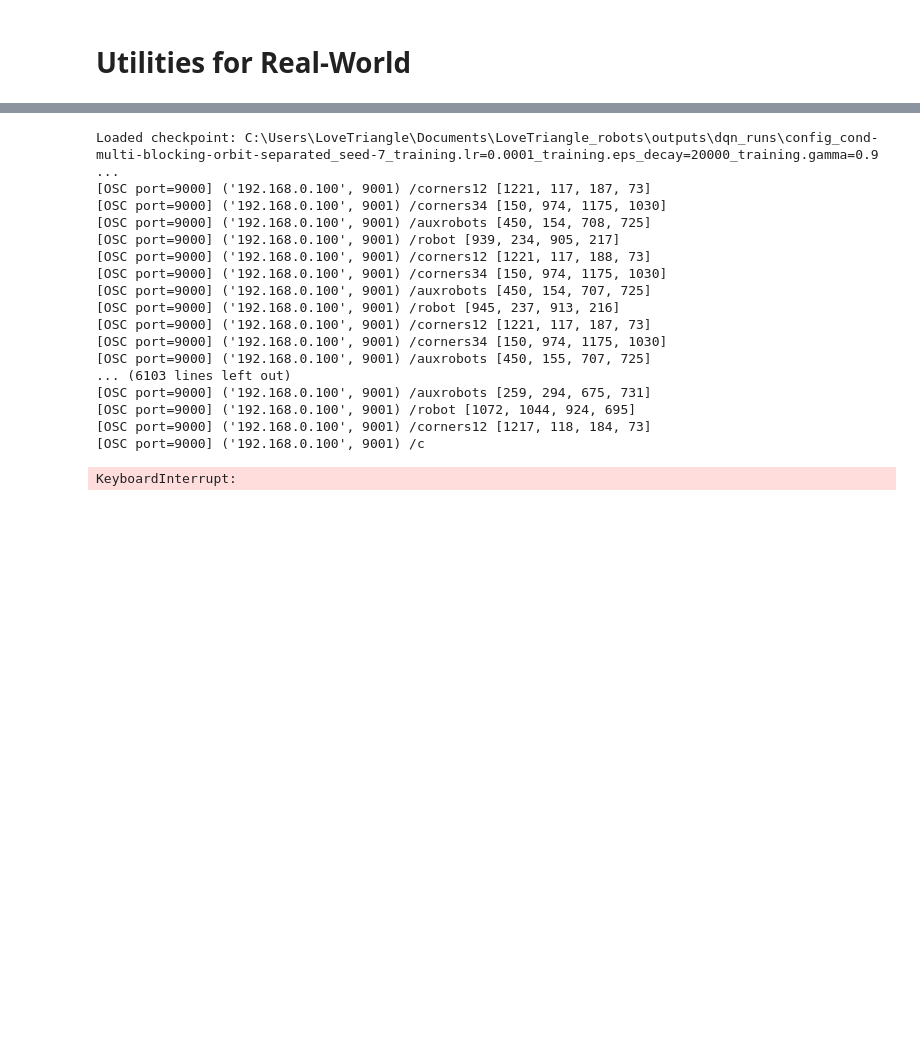
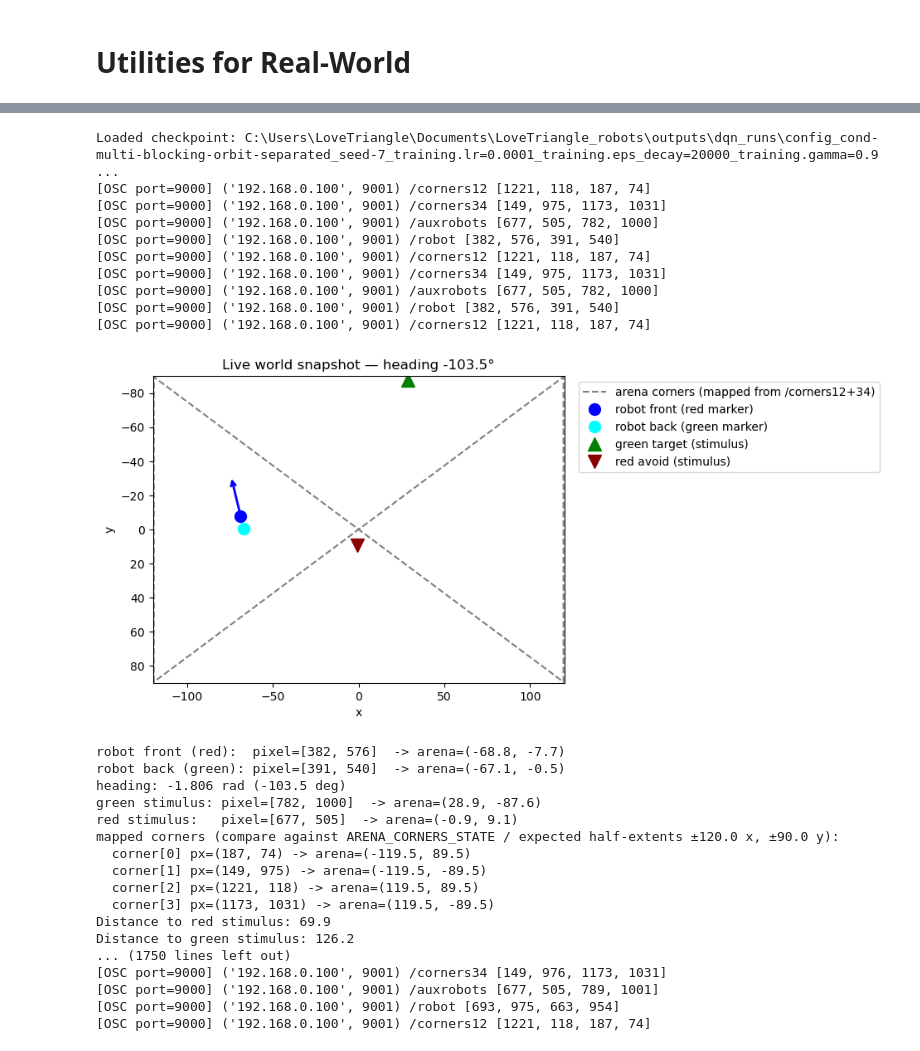
Before and after one commit to iulia-rusu/LoveTriangle_robots, a Jupyter notebook: test_dqn - Copy.ipynb, the cells around one changed output, grey strips where cells are left out. Cells and saved outputs as stored; diff of their text form; code cells hidden in the pictures; blank space fills up the shorter version.

Commit message:
robot working

```diff
--- a/test_dqn - Copy.ipynb
+++ b/test_dqn - Copy.ipynb
@@ -37,7 +35,7 @@ Hello from the pygame community. https://www.pygame.org/contribute.html
 # %%
 # cfg = load_config("config/config.yaml")
-width = 180 #cfg['arena']['width']
-height = 240 #cfg['arena']['height']
+width = 240 #cfg['arena']['width']
+height = 180 #cfg['arena']['height']
 # %%
 # if GPU is to be used
 device = torch.device(
@@ -151,13 +153,34 @@ def load_checkpoint(selection, policy_net, target_net=None, root="outputs/dqn_ru
     return payload
 
 
+def load_run_config(checkpoint_path):
+    """Find and load the run_config.json saved alongside a checkpoint/policy
+    file, returning its "config_after_overrides" dict — the actual resolved
+    cfg (vehicle.max_linear_speed, simulation.dt, etc.) that run was trained
+    with, which can differ from whatever's currently in config/config.yaml.
+    checkpoint_path: a .pt file under <run_dir>/checkpoints/ or
+    <run_dir>/policies/ — run_config.json lives at <run_dir>/run_config.json,
+    so we walk up looking for it.
+    """
+    import json
+    path = Path(checkpoint_path)
+    for parent in path.parents:
+        candidate = parent / "run_config.json"
+        if candidate.exists():
+            with candidate.open() as f:
+                data = json.load(f)
+            return data["config_after_overrides"]
+    raise FileNotFoundError(f"No run_config.json found in any parent of {checkpoint_path}")
+
+
 def make_action_space(cfg):
     """Same enumeration as BraitenbergEnv.make_action, computed directly from
     cfg so we don't need a live env instance just to know how many actions
-    there are.
+    there are. Restricted to speeds {0, ±20, ±max_linear_speed} rather than a
+    full ±max_linear_speed step-20 grid (see BraitenbergEnv.make_action).
     """
     max_speed = int(cfg["vehicle"]["max_linear_speed"])
-    speeds = range(-max_speed, max_speed + 1, 20)
+    speeds = sorted({0, 20, -20, max_speed, -max_speed})
     return [[i, j] for i in speeds for j in speeds]
 
 
@@ -178,6 +201,7 @@ def build_policy_nets(cfg, device=device, hidden_dim=128, n_observations=9):
 
 # example usage:
 # print_checkpoints()                              # see what's available, pick an index
+# cfg = load_run_config(policy_path)               # the actual config that policy was trained with
 # policy_net, target_net = build_policy_nets(cfg)  # no env.reset() needed
 # load_checkpoint(0, policy_net, target_net)       # 0 = most recently modified
 # %%
@@ -468,27 +812,40 @@ def run_rollout_REAL(policy_net, env, max_steps=None, device=device, position_ti
 # %%
 # Load a specific policy/checkpoint by path and run it on the real robot.
 policy_path = "C:\\Users\\LoveTriangle\\Documents\\LoveTriangle_robots\\outputs\\dqn_runs\\config_cond-multi-blocking-orbit-separated_seed-7_training.lr=0.0001_training.eps_decay=20000_training.gamma=0.99_vehicle.max_linear_speed=30.0_simulation.dt=0.16\\multi-blocking-orbit-separated\\20260624_135130\\policies\\final_policy.pt"
-cfg = load_config("config/config.yaml")  # or the config used to train the policy, if different
+cfg = load_run_config(policy_path)  # the actual config that specific run was trained with, not config/config.yaml
 env = BraitenbergEnv(cfg, cfg.get("condition"))  # make a fresh env for the rollout
 policy_net, target_net = build_policy_nets(cfg)  # sized from cfg directly, no env.reset() needed
 load_checkpoint(policy_path, policy_net, target_net)
+
+debug_world_snapshot()  # sanity-check the live pixel->arena mapping before driving
+
 trajectory, rewards = run_rollout_REAL(policy_net, env)
 # %% [output]
 Loaded checkpoint: C:\Users\LoveTriangle\Documents\LoveTriangle_robots\outputs\dqn_runs\config_cond-multi-blocking-orbit-separated_seed-7_training.lr=0.0001_training.eps_decay=20000_training.gamma=0.9 ...
-[OSC port=9000] ('192.168.0.100', 9001) /corners12 [1221, 117, 187, 73]
-[OSC port=9000] ('192.168.0.100', 9001) /corners34 [150, 974, 1175, 1030]
-[OSC port=9000] ('192.168.0.100', 9001) /auxrobots [450, 154, 708, 725]
-[OSC port=9000] ('192.168.0.100', 9001) /robot [939, 234, 905, 217]
-[OSC port=9000] ('192.168.0.100', 9001) /corners12 [1221, 117, 188, 73]
-[OSC port=9000] ('192.168.0.100', 9001) /corners34 [150, 974, 1175, 1030]
-[OSC port=9000] ('192.168.0.100', 9001) /auxrobots [450, 154, 707, 725]
-[OSC port=9000] ('192.168.0.100', 9001) /robot [945, 237, 913, 216]
-[OSC port=9000] ('192.168.0.100', 9001) /corners12 [1221, 117, 187, 73]
-[OSC port=9000] ('192.168.0.100', 9001) /corners34 [150, 974, 1175, 1030]
-[OSC port=9000] ('192.168.0.100', 9001) /auxrobots [450, 155, 707, 725]
-... (6103 lines left out)
-[OSC port=9000] ('192.168.0.100', 9001) /auxrobots [259, 294, 675, 731]
-[OSC port=9000] ('192.168.0.100', 9001) /robot [1072, 1044, 924, 695]
-[OSC port=9000] ('192.168.0.100', 9001) /corners12 [1217, 118, 184, 73]
-[OSC port=9000] ('192.168.0.100', 9001) /c
+[OSC port=9000] ('192.168.0.100', 9001) /corners12 [1221, 118, 187, 74]
+[OSC port=9000] ('192.168.0.100', 9001) /corners34 [149, 975, 1173, 1031]
+[OSC port=9000] ('192.168.0.100', 9001) /auxrobots [677, 505, 782, 1000]
+[OSC port=9000] ('192.168.0.100', 9001) /robot [382, 576, 391, 540]
+[OSC port=9000] ('192.168.0.100', 9001) /corners12 [1221, 118, 187, 74]
+[OSC port=9000] ('192.168.0.100', 9001) /corners34 [149, 975, 1173, 1031]
+[OSC port=9000] ('192.168.0.100', 9001) /auxrobots [677, 505, 782, 1000]
+[OSC port=9000] ('192.168.0.100', 9001) /robot [382, 576, 391, 540]
+[OSC port=9000] ('192.168.0.100', 9001) /corners12 [1221, 118, 187, 74]
+[figure, added]
-KeyboardInterrupt:
+robot front (red):  pixel=[382, 576]  -> arena=(-68.8, -7.7)
+robot back (green): pixel=[391, 540]  -> arena=(-67.1, -0.5)
+heading: -1.806 rad (-103.5 deg)
+green stimulus: pixel=[782, 1000]  -> arena=(28.9, -87.6)
+red stimulus:   pixel=[677, 505]  -> arena=(-0.9, 9.1)
+mapped corners (compare against ARENA_CORNERS_STATE / expected half-extents ±120.0 x, ±90.0 y):
+  corner[0] px=(187, 74) -> arena=(-119.5, 89.5)
+  corner[1] px=(149, 975) -> arena=(-119.5, -89.5)
+  corner[2] px=(1221, 118) -> arena=(119.5, 89.5)
+  corner[3] px=(1173, 1031) -> arena=(119.5, -89.5)
+Distance to red stimulus: 69.9
+Distance to green stimulus: 126.2
+... (1750 lines left out)
+[OSC port=9000] ('192.168.0.100', 9001) /corners34 [149, 976, 1173, 1031]
+[OSC port=9000] ('192.168.0.100', 9001) /auxrobots [677, 505, 789, 1001]
+[OSC port=9000] ('192.168.0.100', 9001) /robot [693, 975, 663, 954]
+[OSC port=9000] ('192.168.0.100', 9001) /corners12 [1221, 118, 187, 74]
```
Also changed, not shown: parts of 7 cells of this notebook, 10 other files.
